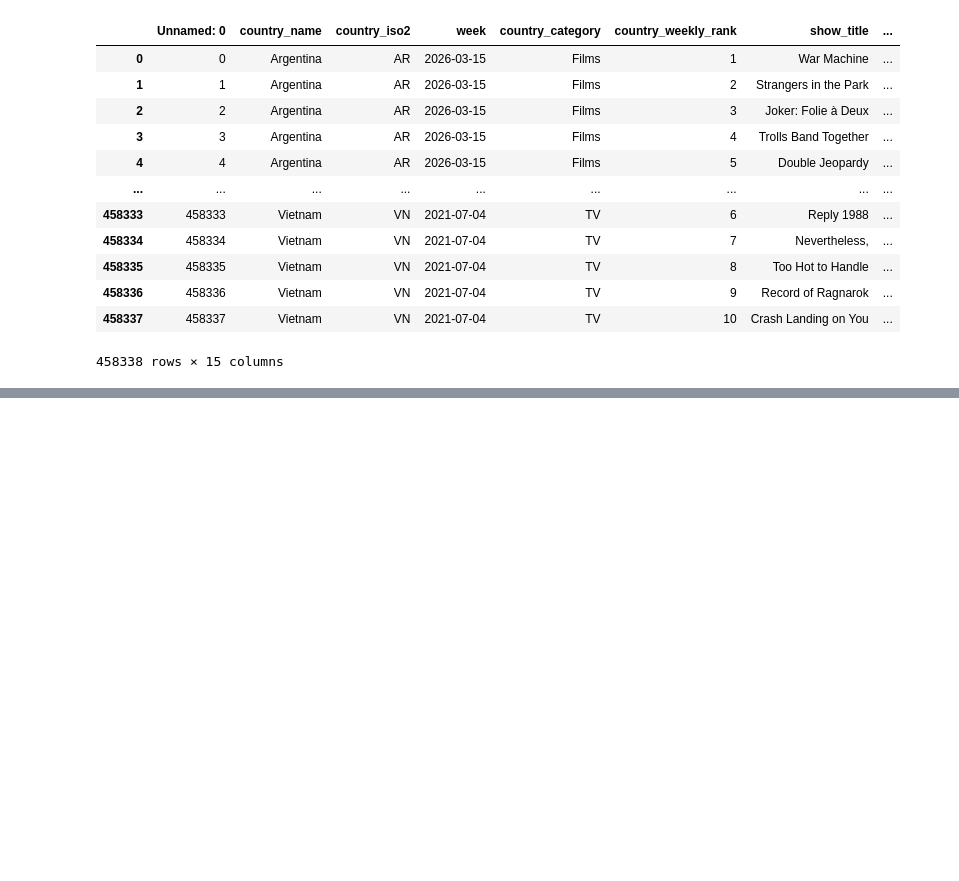
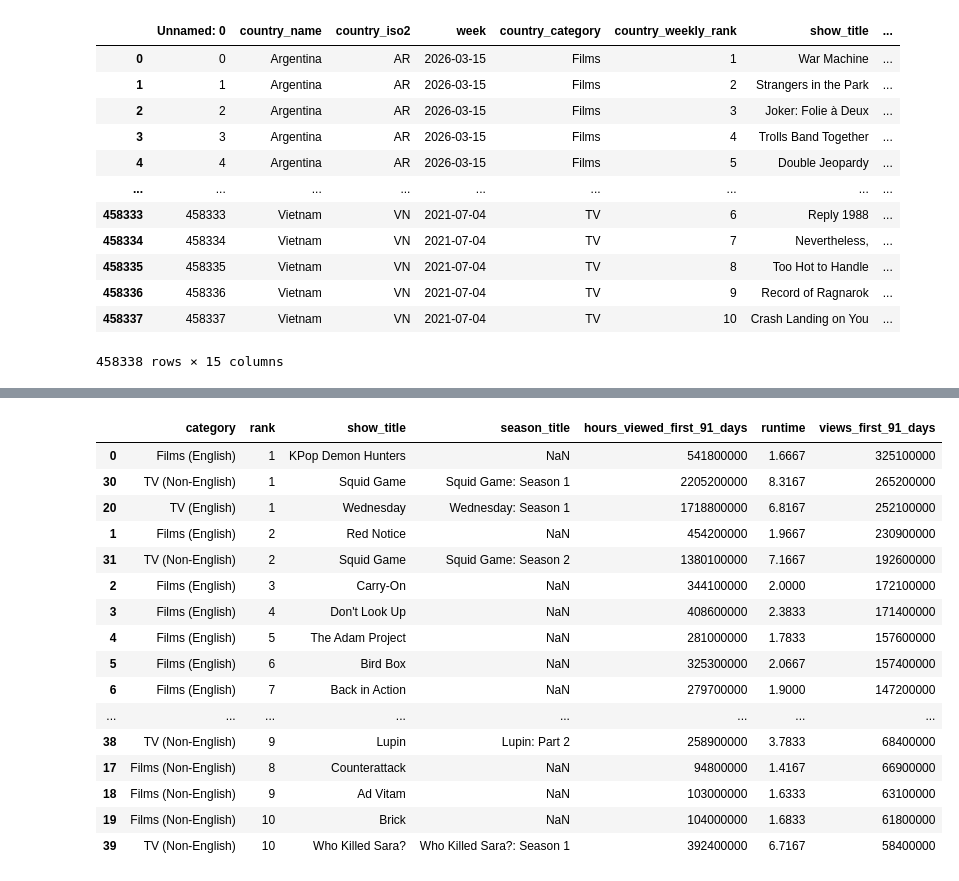
Before and after one commit to Akina-Aoki/Netflix_Analytics_DE_UX, a Jupyter notebook: eda/eda_gavin.ipynb, the cells around one changed output, grey strips where cells are left out. Saved outputs shown, nothing was run; the diff lists cells and outputs as text; code cells hidden in the pictures; blank space fills up the shorter version.

```diff
--- a/eda/eda_gavin.ipynb
+++ b/eda/eda_gavin.ipynb
@@ -101,0 +129,2 @@ df
+# %%
+global_alltime = pd.read_excel('../data/raw/global_alltime.xlsx')
@@ -101,0 +148,21 @@ df
+# %%
+# Most viewed
+global_alltime.sort_values('views_first_91_days', ascending=False)
+# %% [output]
+|  | category | rank | show_title | season_title | hours_viewed_first_91_days | runtime | views_first_91_days |
+| 0 | Films (English) | 1 | KPop Demon Hunters | NaN | 541800000 | 1.6667 | 325100000 |
+| 30 | TV (Non-English) | 1 | Squid Game | Squid Game: Season 1 | 2205200000 | 8.3167 | 265200000 |
+| 20 | TV (English) | 1 | Wednesday | Wednesday: Season 1 | 1718800000 | 6.8167 | 252100000 |
+| 1 | Films (English) | 2 | Red Notice | NaN | 454200000 | 1.9667 | 230900000 |
+| 31 | TV (Non-English) | 2 | Squid Game | Squid Game: Season 2 | 1380100000 | 7.1667 | 192600000 |
+| 2 | Films (English) | 3 | Carry-On | NaN | 344100000 | 2.0000 | 172100000 |
+| 3 | Films (English) | 4 | Don't Look Up | NaN | 408600000 | 2.3833 | 171400000 |
+| 4 | Films (English) | 5 | The Adam Project | NaN | 281000000 | 1.7833 | 157600000 |
+| 5 | Films (English) | 6 | Bird Box | NaN | 325300000 | 2.0667 | 157400000 |
+| 6 | Films (English) | 7 | Back in Action | NaN | 279700000 | 1.9000 | 147200000 |
+| ... | ... | ... | ... | ... | ... | ... | ... |
+| 38 | TV (Non-English) | 9 | Lupin | Lupin: Part 2 | 258900000 | 3.7833 | 68400000 |
+| 17 | Films (Non-English) | 8 | Counterattack | NaN | 94800000 | 1.4167 | 66900000 |
+| 18 | Films (Non-English) | 9 | Ad Vitam | NaN | 103000000 | 1.6333 | 63100000 |
+| 19 | Films (Non-English) | 10 | Brick | NaN | 104000000 | 1.6833 | 61800000 |
+| 39 | TV (Non-English) | 10 | Who Killed Sara? | Who Killed Sara?: Season 1 | 392400000 | 6.7167 | 58400000 |
```
Also changed, not shown: parts of 29 cells of this notebook.
